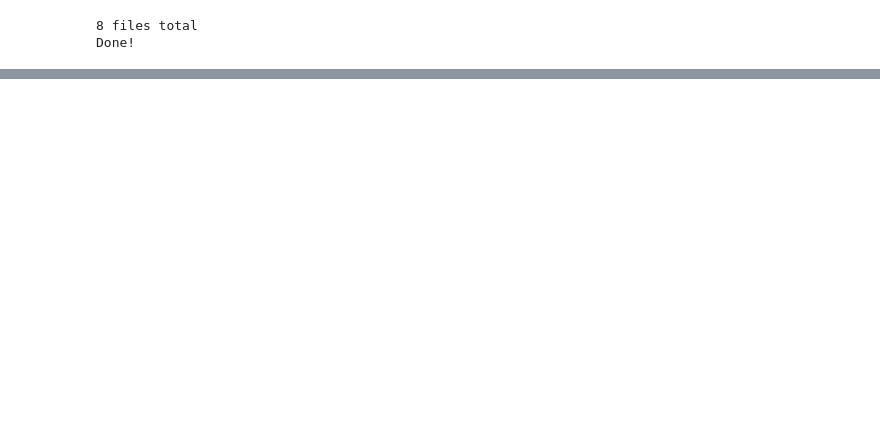
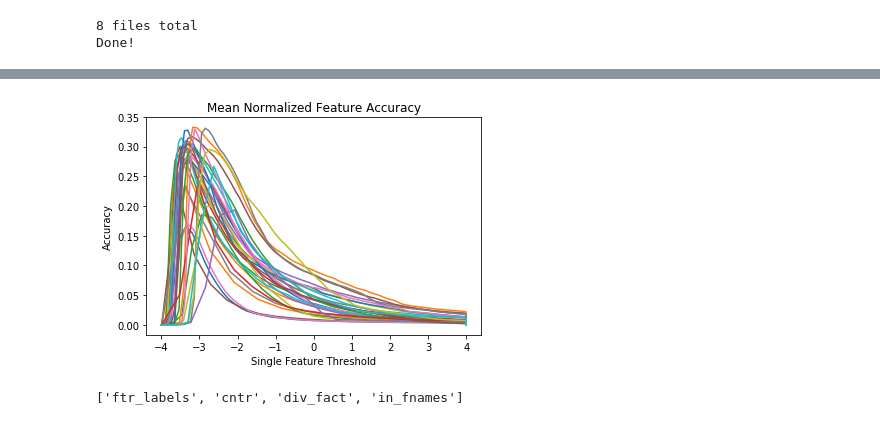
Before and after one commit to dmgroppe/SZR_ANT, a Jupyter notebook: EU_GENERAL/explore_normalization_lap.ipynb, the cells around one changed output, grey strips where cells are left out. Cells and saved outputs as stored; diff of their text form; code cells hidden in the pictures; blank space fills up the shorter version.

Commit message:
re-norming beta

```diff
--- a/EU_GENERAL/explore_normalization_lap.ipynb
+++ b/EU_GENERAL/explore_normalization_lap.ipynb
@@ -80,6 +43,7 @@ for f in os.listdir(in_dir):
 n_band=6
 band_labels=['Delta','Theta','Alpha','Beta','Gamma','HGamma']
 n_edm=5
+n_ftr=n_band*n_edm
 n_file=len(in_fnames)
 print('%d files total' % n_file)
 
@@ -91,7 +55,7 @@ nonictal_p_list=list()
 label_list=list()
 bin_cntr_list=list()
 acc_list=list()
-for a in range(30):
+for a in range(n_ftr):
     bin_cntr_list.append([])
 
 # Create the histogram edges. Edges may differ across feature but are the same across subs
@@ -105,6 +69,7 @@ for edm_ct in range(n_edm):
 
 
 # Loop over features and find best threshold for class discrimination
+n_wind=np.zeros(n_ftr)
 for f_ct, f in enumerate(in_fnames):
     mat=np.load(os.path.join(in_dir,f))
     n_wind[f_ct]=mat['ftrs_dsamp'].shape[0]
@@ -343,4 +127,0 @@ np.linspace?
-# %%
-rng=max_ftrs[b_ct+edm_ct*n_band]-min_ftrs[b_ct+edm_ct*n_band]
-bro=np.linspace(min_ftrs[b_ct+edm_ct*n_band],max_ftrs[b_ct+edm_ct*n_band],1000)
-bro.shape
@@ -436,11 +127,0 @@ plt.xticks
-# %%
-band_labels=['Delta','Theta','Alpha','Beta','Gamma','HGamma']
-plt.figure(1)
-b_ct=0
-for b_ct in range(n_band):
-    plt.subplot(3,2,b_ct+1)
-    plt.title(band_labels[b_ct]+' EDM='+str(edm_ct))
-    for f_ct in range(n_file):
-        plt.plot(pdf_x[b_ct,:,f_ct],pdf_y[b_ct,:,f_ct],'-o')
-        plt.xlim([-4, 4])
-#plt.xscale('log')
@@ -476,0 +128,49 @@ print('Min # of time samples %d' % np.min(n_wind))
+# %%
+# Loop over each feature and figure out what translation and division factor should be
+cntr=np.zeros(n_ftr)
+div_fact=np.zeros(n_ftr)
+plt.figure(10)
+plt.clf()
+for f_ct in range(n_ftr):
+    low_bnd=ftr_lims.iloc[f_ct,2]
+    up_bnd=ftr_lims.iloc[f_ct,1]
+
+
+    # Re-center bins
+    ftr_vals=bin_edge_list[f_ct]
+    ftr_vals[ftr_vals>up_bnd]=up_bnd;
+    ftr_vals[ftr_vals<low_bnd]=low_bnd;
+    rng=up_bnd-low_bnd;
+    div_fact[f_ct]=rng/(2*3.99)
+    ftr_vals=ftr_vals/div_fact[f_ct]
+
+    cntr[f_ct]=-3.99-ftr_vals[0] # add this to feature value to make min possible value=-3.99
+    ftr_vals=ftr_vals+cntr[f_ct]
+
+#     print('new rng %f' % (np.max(ftr_vals)-np.min(ftr_vals)))
+#     ftr_vals=ftr_vals+cntr[f_ct]
+#     tmp_up_bnd=up_bnd+cntr[f_ct]
+#     div_fact[f_ct]=tmp_up_bnd/3.99 # divide feature by this value to make max possible value=3.99
+
+    #plt.plot(bin_edge_list[-1],np.mean(acc_list[-1],axis=0),'k-')
+    #mn=np.mean(acc_list[f_ct],axis=0)
+
+
+    plt.plot(ftr_vals,np.mean(acc_list[f_ct],axis=0))
+    plt.xlabel('Single Feature Threshold')
+    plt.ylabel('Accuracy')
+    plt.title('Mean Normalized Feature Accuracy')
+
+# print(ftr_vals[0])
+# print(ftr_vals[-1])
+
+# Save normalization parameters to disk
+out_fname='/Users/davidgroppe/PycharmProjects/SZR_ANT/EU_GENERAL/KDOWNSAMP/norm_factors.npz'
+np.savez(out_fname,cntr=cntr,div_fact=div_fact,ftr_labels=label_list,in_fnames=in_fnames)
+# %% [output]
+[figure, added]
+# %%
+bro=np.load('/Users/davidgroppe/PycharmProjects/SZR_ANT/EU_GENERAL/KDOWNSAMP/norm_factors.npz')
+bro.keys()
+# %% [output]
+['ftr_labels', 'cntr', 'div_fact', 'in_fnames']
```
Also changed, not shown: parts of 27 cells of this notebook, 5 other files.
